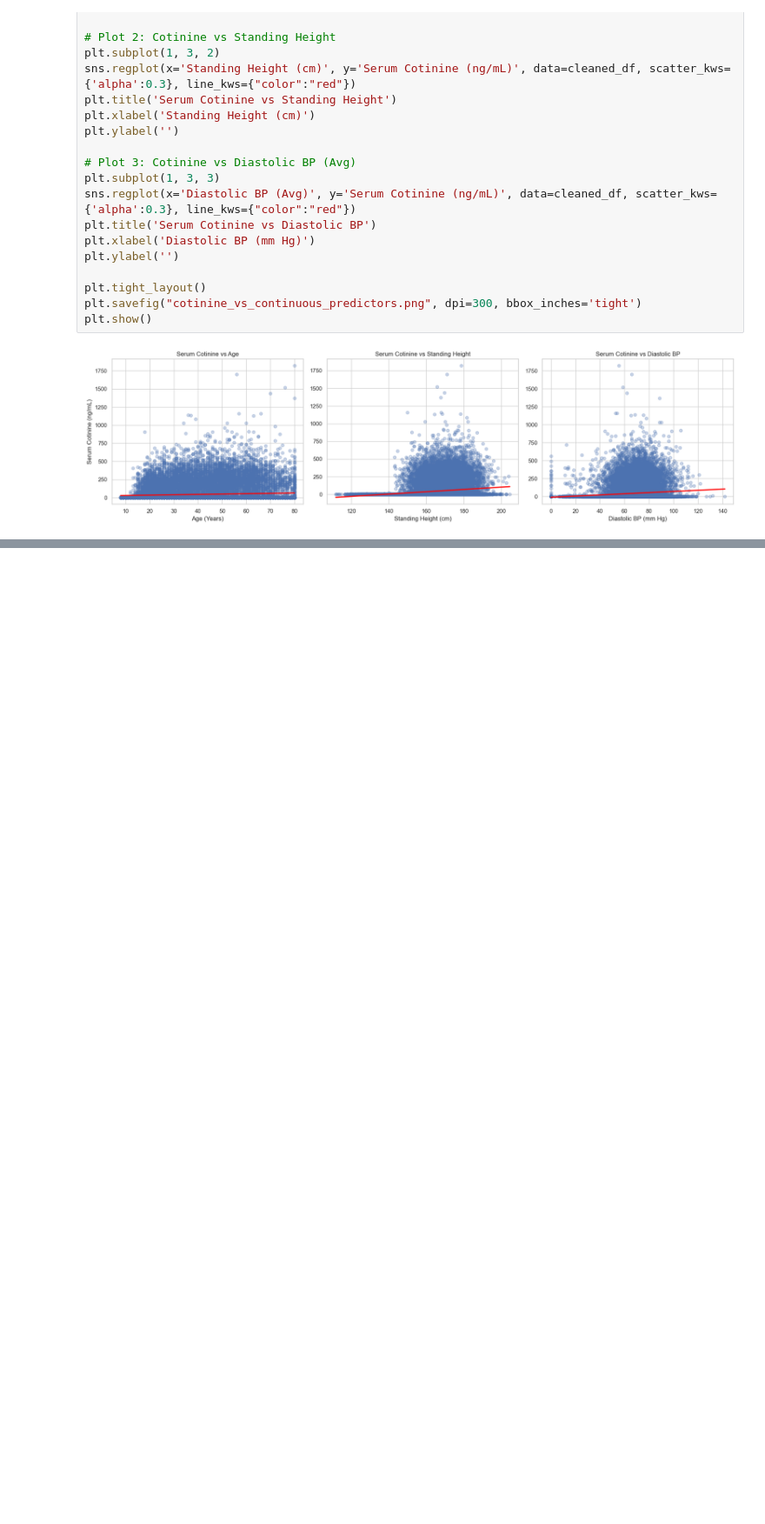
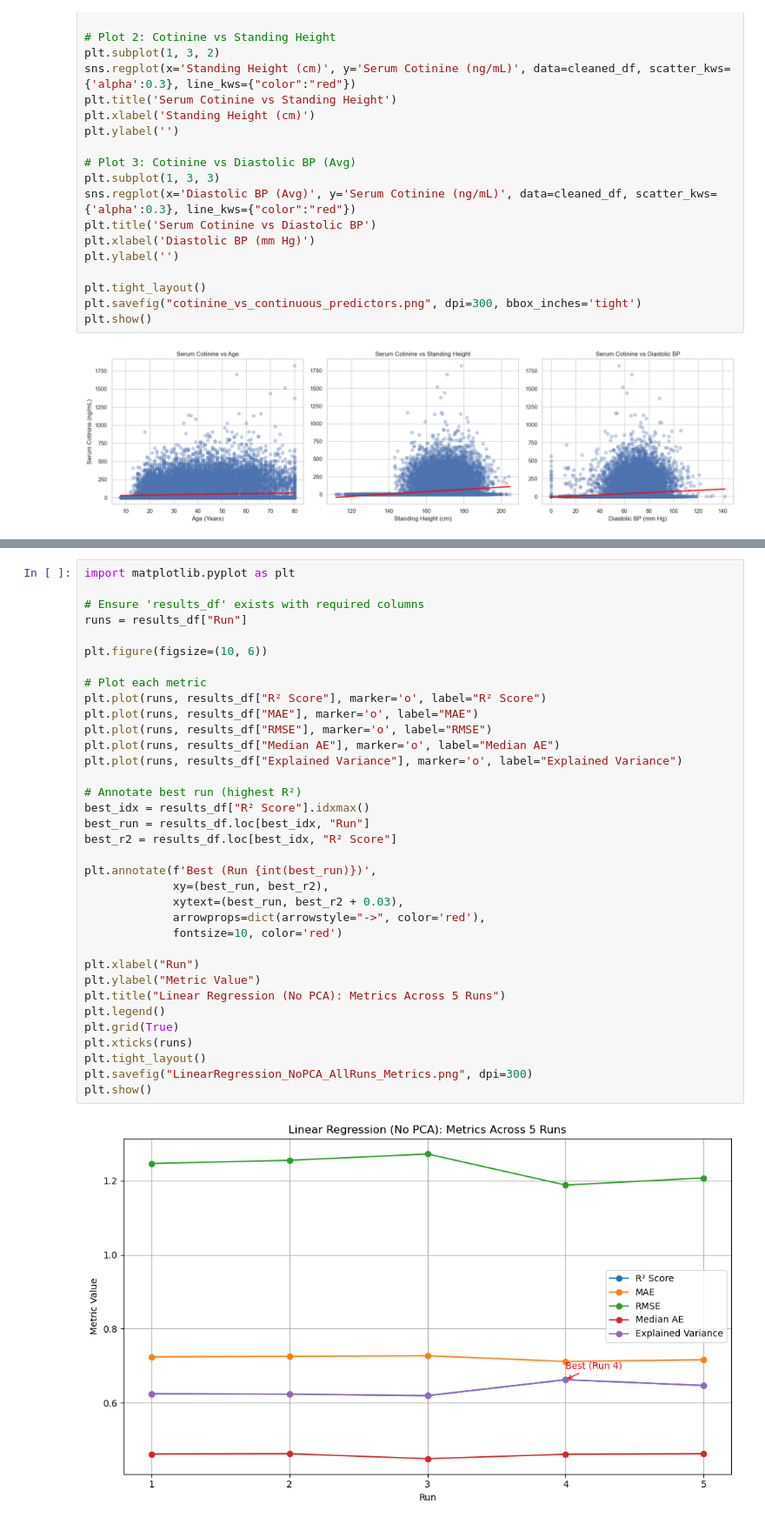
Before and after one commit to Pritthika-Dhar/Nicotine-Intake-Prediction, a Jupyter notebook: Nicotine_Intake_Prediction.ipynb, the cells around one changed output, grey strips where cells are left out. Shown at 87% size. Cells and saved outputs as stored; diff of their text form; blank space fills up the shorter version.

```diff
--- a/Nicotine_Intake_Prediction.ipynb
+++ b/Nicotine_Intake_Prediction.ipynb
@@ -553,0 +1004,37 @@ plt.show()
+# %%
+import matplotlib.pyplot as plt
+
+# Ensure 'results_df' exists with required columns
+runs = results_df["Run"]
+
+plt.figure(figsize=(10, 6))
+
+# Plot each metric
+plt.plot(runs, results_df["R² Score"], marker='o', label="R² Score")
+plt.plot(runs, results_df["MAE"], marker='o', label="MAE")
+plt.plot(runs, results_df["RMSE"], marker='o', label="RMSE")
+plt.plot(runs, results_df["Median AE"], marker='o', label="Median AE")
+plt.plot(runs, results_df["Explained Variance"], marker='o', label="Explained Variance")
+
+# Annotate best run (highest R²)
+best_idx = results_df["R² Score"].idxmax()
+best_run = results_df.loc[best_idx, "Run"]
+best_r2 = results_df.loc[best_idx, "R² Score"]
+
+plt.annotate(f'Best (Run {int(best_run)})',
+             xy=(best_run, best_r2),
+             xytext=(best_run, best_r2 + 0.03),
+             arrowprops=dict(arrowstyle="->", color='red'),
+             fontsize=10, color='red')
+
+plt.xlabel("Run")
+plt.ylabel("Metric Value")
+plt.title("Linear Regression (No PCA): Metrics Across 5 Runs")
+plt.legend()
+plt.grid(True)
+plt.xticks(runs)
+plt.tight_layout()
+plt.savefig("LinearRegression_NoPCA_AllRuns_Metrics.png", dpi=300)
+plt.show()
+# %% [output]
+[figure, added]
```
Also changed, not shown: parts of 28 cells of this notebook.
